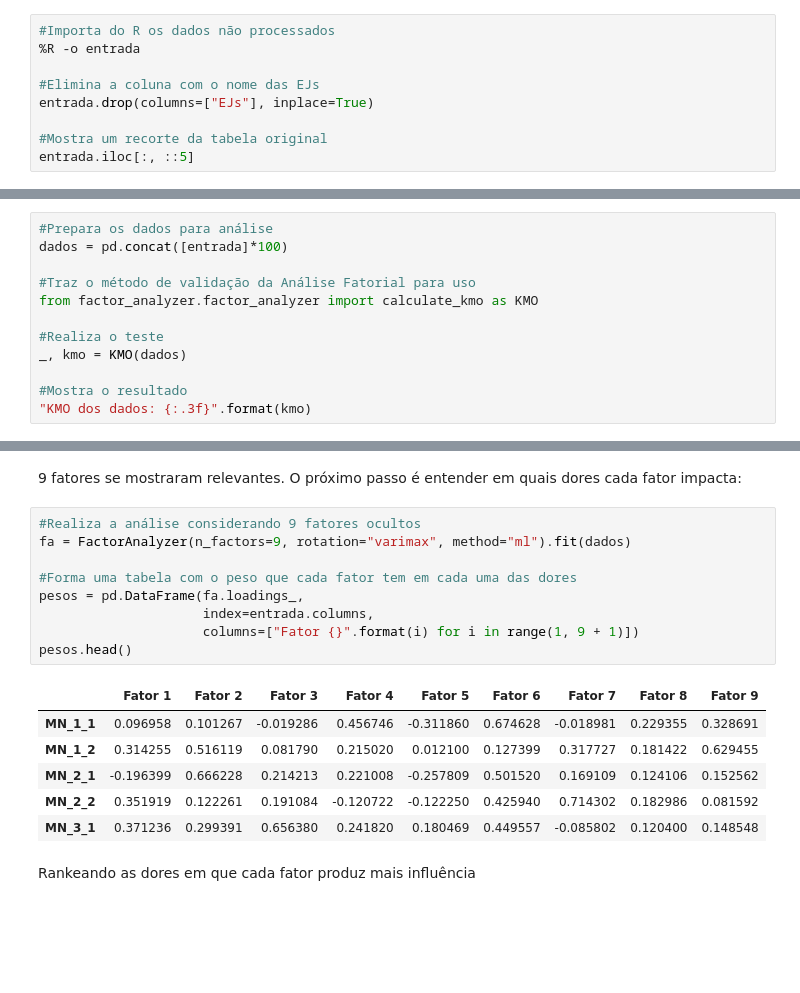
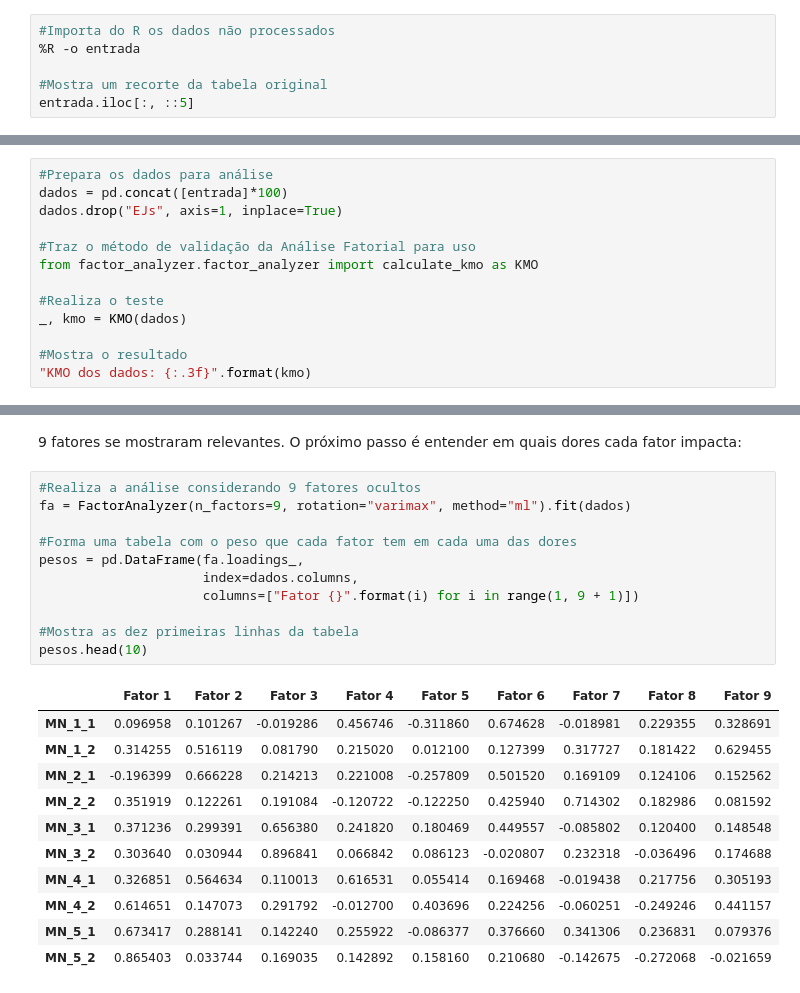
Before and after one commit to gustavomello9600/clusters, a Jupyter notebook: Dores das EJs.ipynb, the cells around one changed output, grey strips where cells are left out. Cells and saved outputs as stored; diff of their text form; blank space fills up the shorter version.

```diff
--- a/Dores das EJs.ipynb
+++ b/Dores das EJs.ipynb
@@ -610,9 +613,6 @@ Esta técnica consiste em olhar para as respostas que estão mais correlacionada
 #Importa do R os dados não processados
 %R -o entrada
 
-#Elimina a coluna com o nome das EJs
-entrada.drop(columns=["EJs"], inplace=True)
-
 #Mostra um recorte da tabela original
 entrada.iloc[:, ::5]
 # %% [output]
@@ -634,6 +634,7 @@ Para garantir que a AF pode ser aplicada aos dados, realiza-se o teste Kaiser-Me
 # %%
 #Prepara os dados para análise
 dados = pd.concat([entrada]*100)
+dados.drop("EJs", axis=1, inplace=True)
 
 #Traz o método de validação da Análise Fatorial para uso
 from factor_analyzer.factor_analyzer import calculate_kmo as KMO
@@ -670,18 +671,23 @@ plt.axhline(1, ls="--")
 # %%
 #Realiza a análise considerando 9 fatores ocultos
 fa = FactorAnalyzer(n_factors=9, rotation="varimax", method="ml").fit(dados)
 
 #Forma uma tabela com o peso que cada fator tem em cada uma das dores
 pesos = pd.DataFrame(fa.loadings_,
-                     index=entrada.columns,
+                     index=dados.columns,
                      columns=["Fator {}".format(i) for i in range(1, 9 + 1)])
-pesos.head()
+
+#Mostra as dez primeiras linhas da tabela
+pesos.head(10)
 # %% [output]
 |  | Fator 1 | Fator 2 | Fator 3 | Fator 4 | Fator 5 | Fator 6 | Fator 7 | Fator 8 | Fator 9 |
 | MN_1_1 | 0.096958 | 0.101267 | -0.019286 | 0.456746 | -0.311860 | 0.674628 | -0.018981 | 0.229355 | 0.328691 |
 | MN_1_2 | 0.314255 | 0.516119 | 0.081790 | 0.215020 | 0.012100 | 0.127399 | 0.317727 | 0.181422 | 0.629455 |
 | MN_2_1 | -0.196399 | 0.666228 | 0.214213 | 0.221008 | -0.257809 | 0.501520 | 0.169109 | 0.124106 | 0.152562 |
 | MN_2_2 | 0.351919 | 0.122261 | 0.191084 | -0.120722 | -0.122250 | 0.425940 | 0.714302 | 0.182986 | 0.081592 |
 | MN_3_1 | 0.371236 | 0.299391 | 0.656380 | 0.241820 | 0.180469 | 0.449557 | -0.085802 | 0.120400 | 0.148548 |
+| MN_3_2 | 0.303640 | 0.030944 | 0.896841 | 0.066842 | 0.086123 | -0.020807 | 0.232318 | -0.036496 | 0.174688 |
+| MN_4_1 | 0.326851 | 0.564634 | 0.110013 | 0.616531 | 0.055414 | 0.169468 | -0.019438 | 0.217756 | 0.305193 |
+| MN_4_2 | 0.614651 | 0.147073 | 0.291792 | -0.012700 | 0.403696 | 0.224256 | -0.060251 | -0.249246 | 0.441157 |
+| MN_5_1 | 0.673417 | 0.288141 | 0.142240 | 0.255922 | -0.086377 | 0.376660 | 0.341306 | 0.236831 | 0.079376 |
+| MN_5_2 | 0.865403 | 0.033744 | 0.169035 | 0.142892 | 0.158160 | 0.210680 | -0.142675 | -0.272068 | -0.021659 |
-# %% [markdown]
-Rankeando as dores em que cada fator produz mais influência
```
Also changed, not shown: parts of 39 cells of this notebook.
